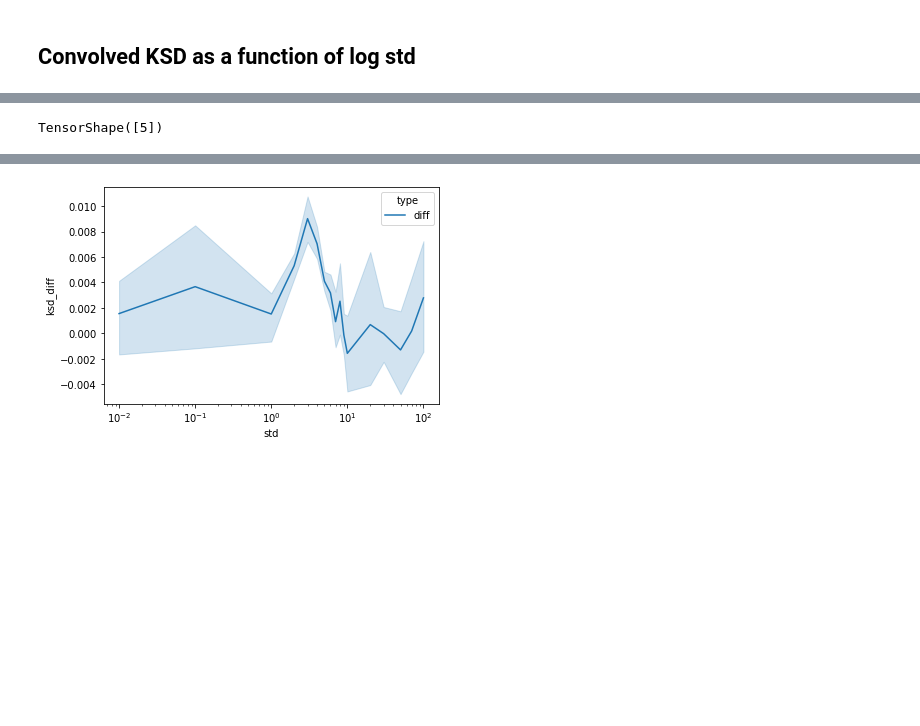
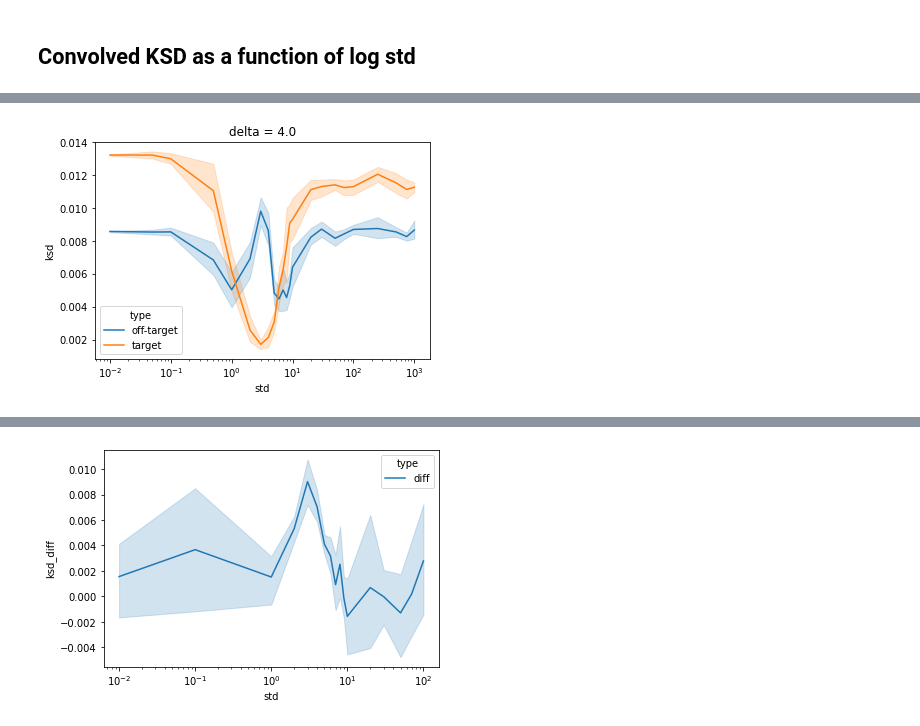
Before and after one commit to XingLLiu/u-stat-high-dim, a Jupyter notebook: find_noise.ipynb, the cells around one changed output, grey strips where cells are left out. Drawn from its saved outputs; the diff is of its cells as text; code cells hidden in the pictures; blank space fills up the shorter version.

```diff
--- a/find_noise.ipynb
+++ b/find_noise.ipynb
@@ -375,4 +389,6 @@ plt.xscale("log")
-# %%
-convolution.event_shape
-# %% [output]
-TensorShape([5])
+# %%
+sns.lineplot(data=ksd_df, x="std", y="ksd", hue="type")
+plt.xscale("log")
+_ = plt.title(f"delta = {delta}")
+# %% [output]
+[figure, added]
```
Also changed, not shown: parts of 9 cells of this notebook, 2 other files.
